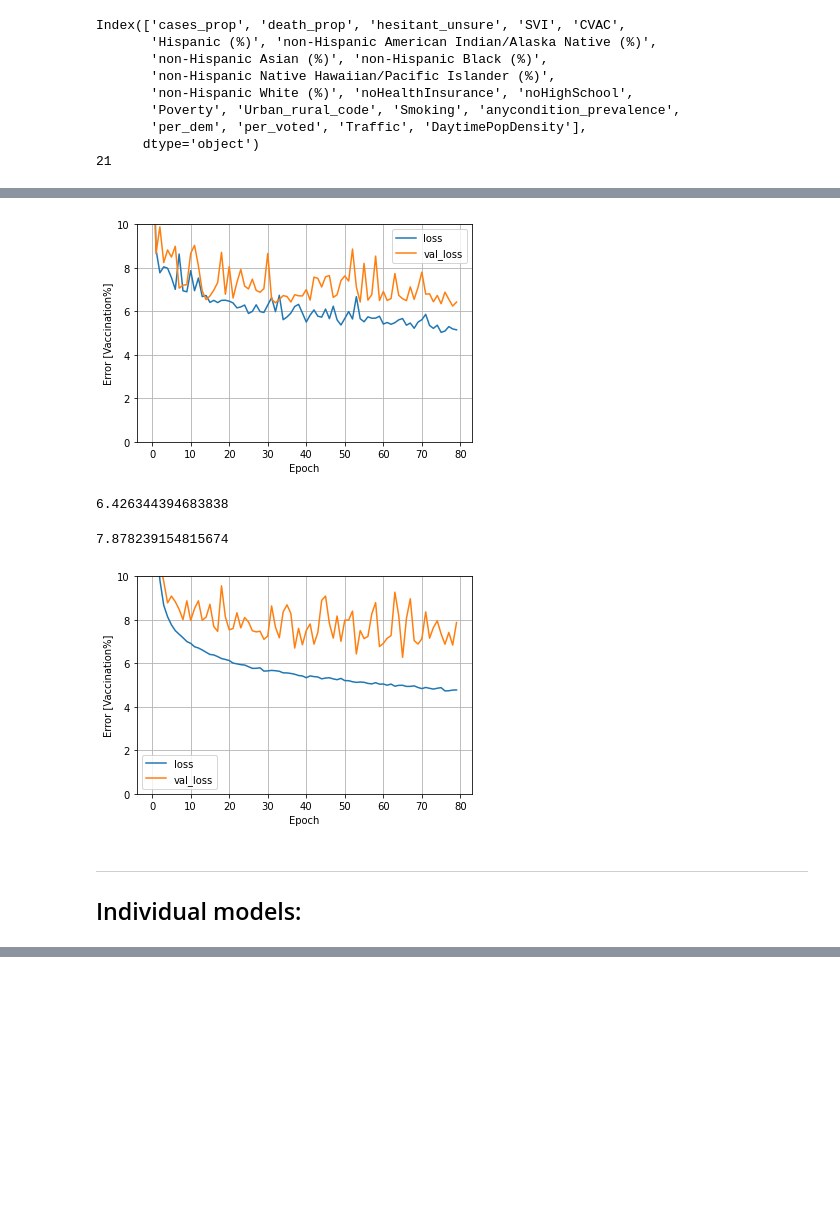
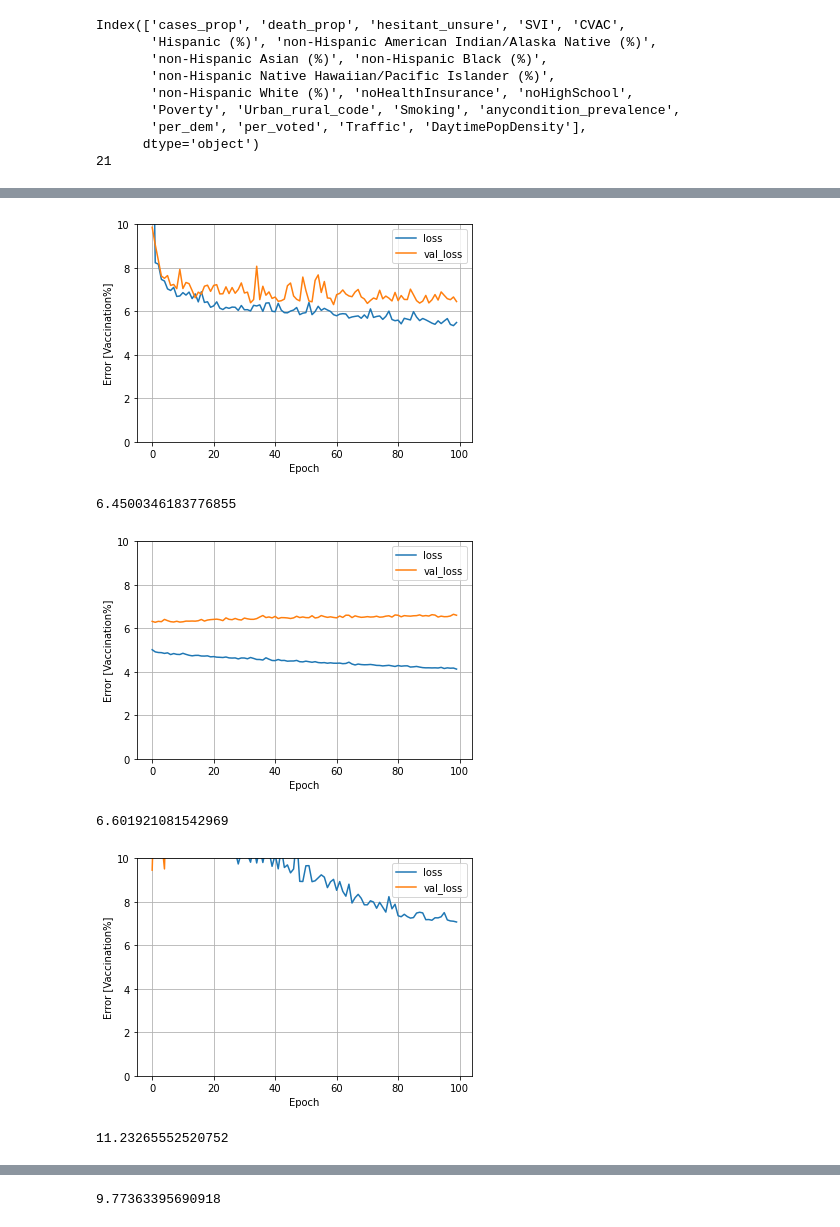
Before and after one commit to ralidimitrova/DS4A_team27, a Jupyter notebook: prediction_modelling/nn.ipynb, the cells around one changed output, grey strips where cells are left out. Drawn from its saved outputs; the diff is of its cells as text; code cells hidden in the pictures; blank space fills up the shorter version.

```diff
--- a/prediction_modelling/nn.ipynb
+++ b/prediction_modelling/nn.ipynb
@@ -144,2 +140,20 @@ normalizer.adapt(np.array(X_train))
+# %%
+def train(model,
+loss='mean_absolute_error',
+optimizer=tf.keras.optimizers.Adam,
+learning_rate = 0.001,
+epochs = 100
+):
+
+    model.compile(optimizer=optimizer(learning_rate),
+                loss=loss)
+
+    history = model.fit(
+        X_train,
+        y_train,
+        validation_data = (X_val, y_val),
+        verbose=0, epochs=epochs)
+    plot_loss(history)
+    print(model.evaluate(X_val, y_val, verbose=0))
 # %%
 model1 = tf.keras.Sequential([
@@ -246,48 +177,11 @@ dnn_model2.evaluate(X_val, y_val, verbose=0)
-# %%
-model3 = keras.Sequential([
-    normalizer,
-    layers.Dense(128, activation='relu'),
-    layers.Dense(64, activation='relu'),
-    layers.Dense(64, activation='relu'),
-    layers.Dense(32, activation='relu'),
-    layers.Dense(1)
-])
-
-dnn_model3 = build_and_compile_model(model3)
-
-history = dnn_model3.fit(
-    X_train,
-    y_train,
-    validation_data = (X_val, y_val),
-    verbose=0, epochs=80)
-plot_loss(history)
-# %% [output]
-[figure, removed]
-# %%
-print(dnn_model3.evaluate(X_val, y_val, verbose=0))
-# %% [output]
-6.426344394683838
-# %%
-model4 = keras.Sequential([
-    normalizer,
-    layers.Dense(128, activation='relu'),
-    layers.Dense(64, activation='relu'),
-    layers.Dense(32, activation='relu'),
-    layers.Dense(1)
-])
-model4.compile(optimizer='rmsprop',
-              loss='mean_absolute_error')
-
-history = model4.fit(
-    X_train,
-    y_train,
-    validation_data = (X_val, y_val),
-    verbose=0, epochs=80)
-plot_loss(history)
-print(model4.evaluate(X_val, y_val, verbose=0))
-# %% [output]
-7.878239154815674
-[figure, removed]
-# %% [markdown]
--------
-## Individual models:
+# %%
+for model in [model1, model2]:
+    for lr in [0.01, 0.001]:
+        train(model=model, learning_rate=lr)
+# %% [output]
+[figure, added]
+6.4500346183776855
+[figure, added]
+6.601921081542969
+[figure, added]
+11.23265552520752
@@ -293,0 +189 @@ print(model4.evaluate(X_val, y_val, verbose=0))
+9.77363395690918
```
Also changed, not shown: parts of 13 cells of this notebook.
